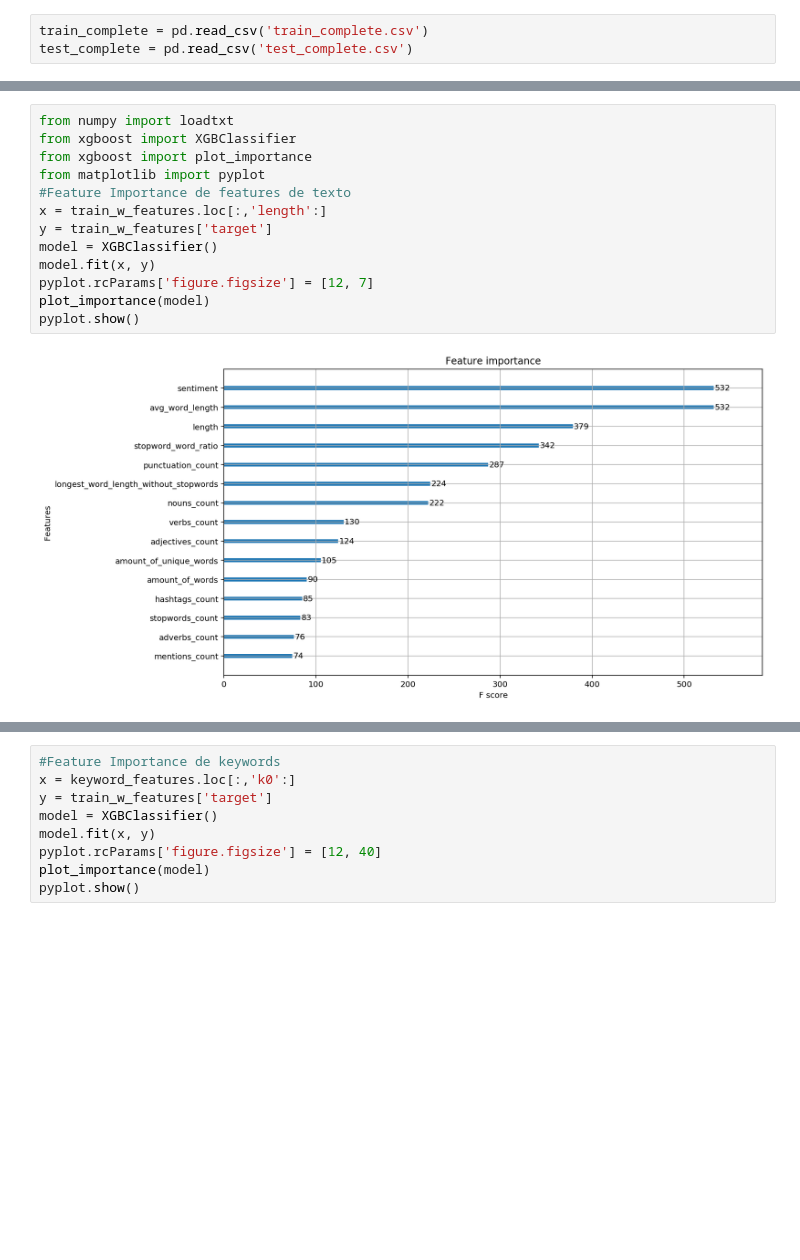
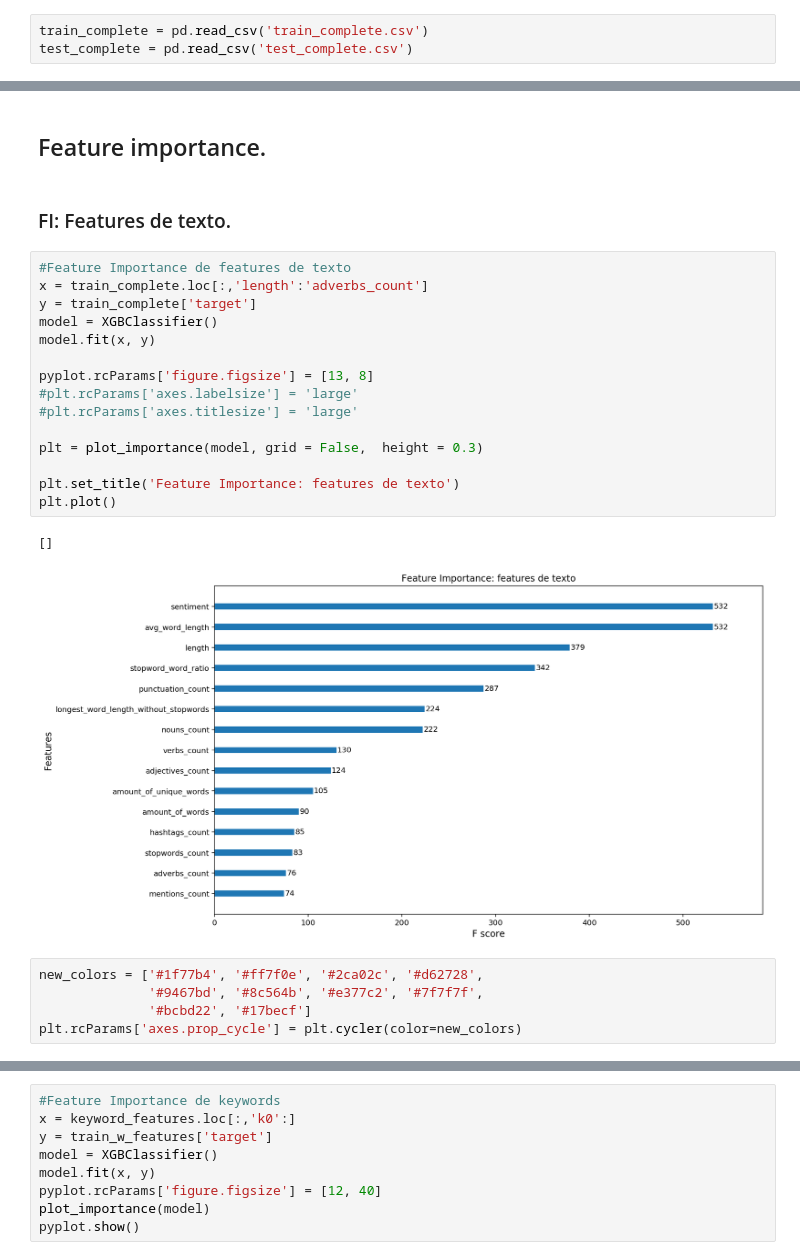
Before and after one commit to milemarchese/OrganizacionDeDatos, a Jupyter notebook: TP2/FeatureImportance + EmbEval.ipynb, the cells around one changed output, grey strips where cells are left out. Saved outputs shown, nothing was run; the diff lists cells and outputs as text; blank space fills up the shorter version.

```diff
--- a/TP2/FeatureImportance + EmbEval.ipynb
+++ b/TP2/FeatureImportance + EmbEval.ipynb
@@ -64,15 +87,27 @@ test_complete = pd.read_csv('test_complete.csv')
+# %% [markdown]
+## Feature importance.
+# %% [markdown]
+### FI: Features de texto.
 # %%
-from numpy import loadtxt
-from xgboost import XGBClassifier
-from xgboost import plot_importance
-from matplotlib import pyplot
 #Feature Importance de features de texto
-x = train_w_features.loc[:,'length':]
-y = train_w_features['target']
+x = train_complete.loc[:,'length':'adverbs_count']
+y = train_complete['target']
 model = XGBClassifier()
 model.fit(x, y)
-pyplot.rcParams['figure.figsize'] = [12, 7]
-plot_importance(model)
-pyplot.show()
+
+pyplot.rcParams['figure.figsize'] = [13, 8]
+#plt.rcParams['axes.labelsize'] = 'large'
+#plt.rcParams['axes.titlesize'] = 'large'
+
+plt = plot_importance(model, grid = False,  height = 0.3)
+
+plt.set_title('Feature Importance: features de texto')
+plt.plot()
 # %% [output]
+[]
-[figure, old version]
+[figure, new version]
+# %%
+new_colors = ['#1f77b4', '#ff7f0e', '#2ca02c', '#d62728',
+              '#9467bd', '#8c564b', '#e377c2', '#7f7f7f',
+              '#bcbd22', '#17becf']
+plt.rcParams['axes.prop_cycle'] = plt.cycler(color=new_colors)
```
Also changed, not shown: parts of 5 cells of this notebook, 4 other files.
